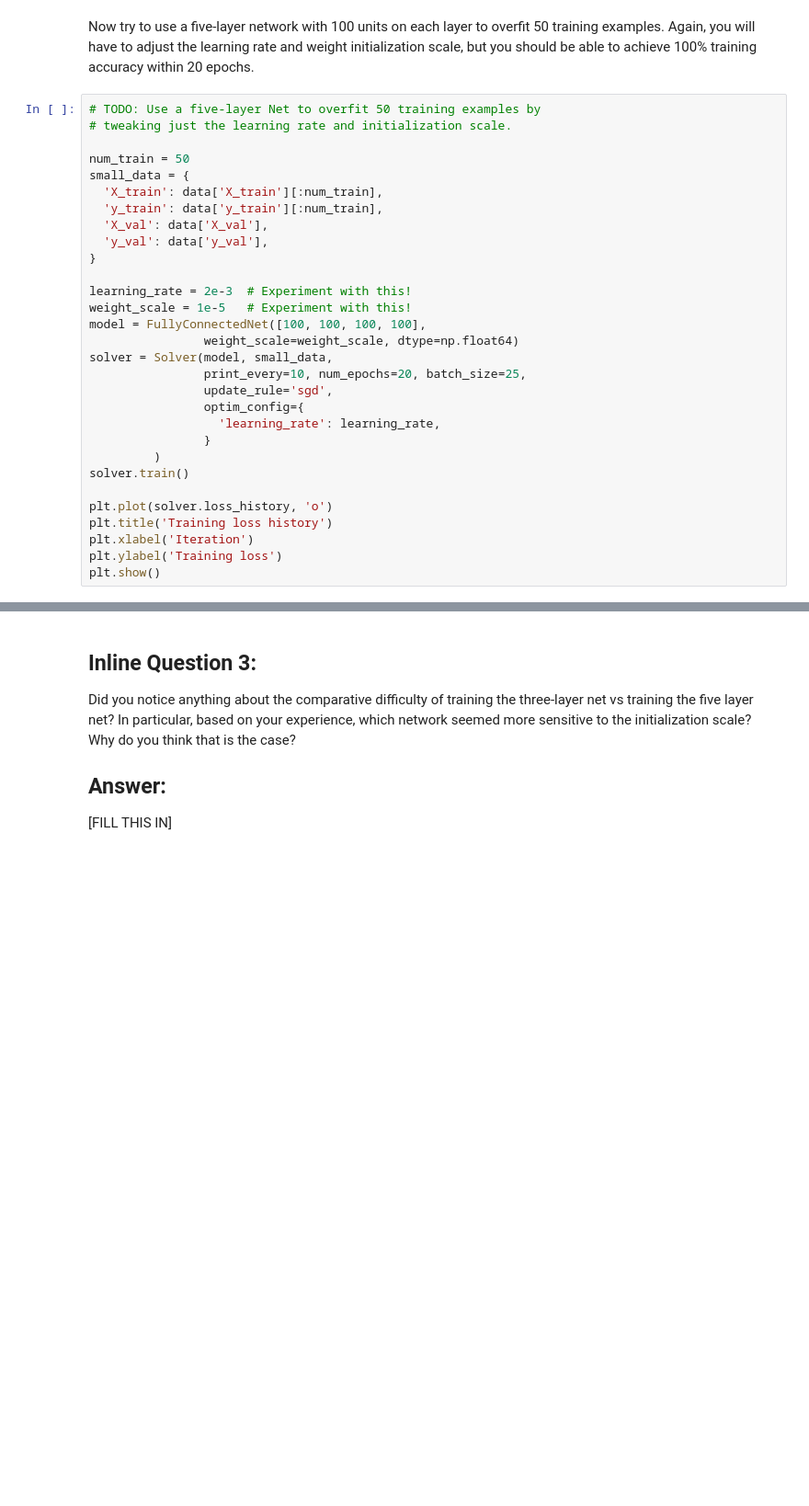
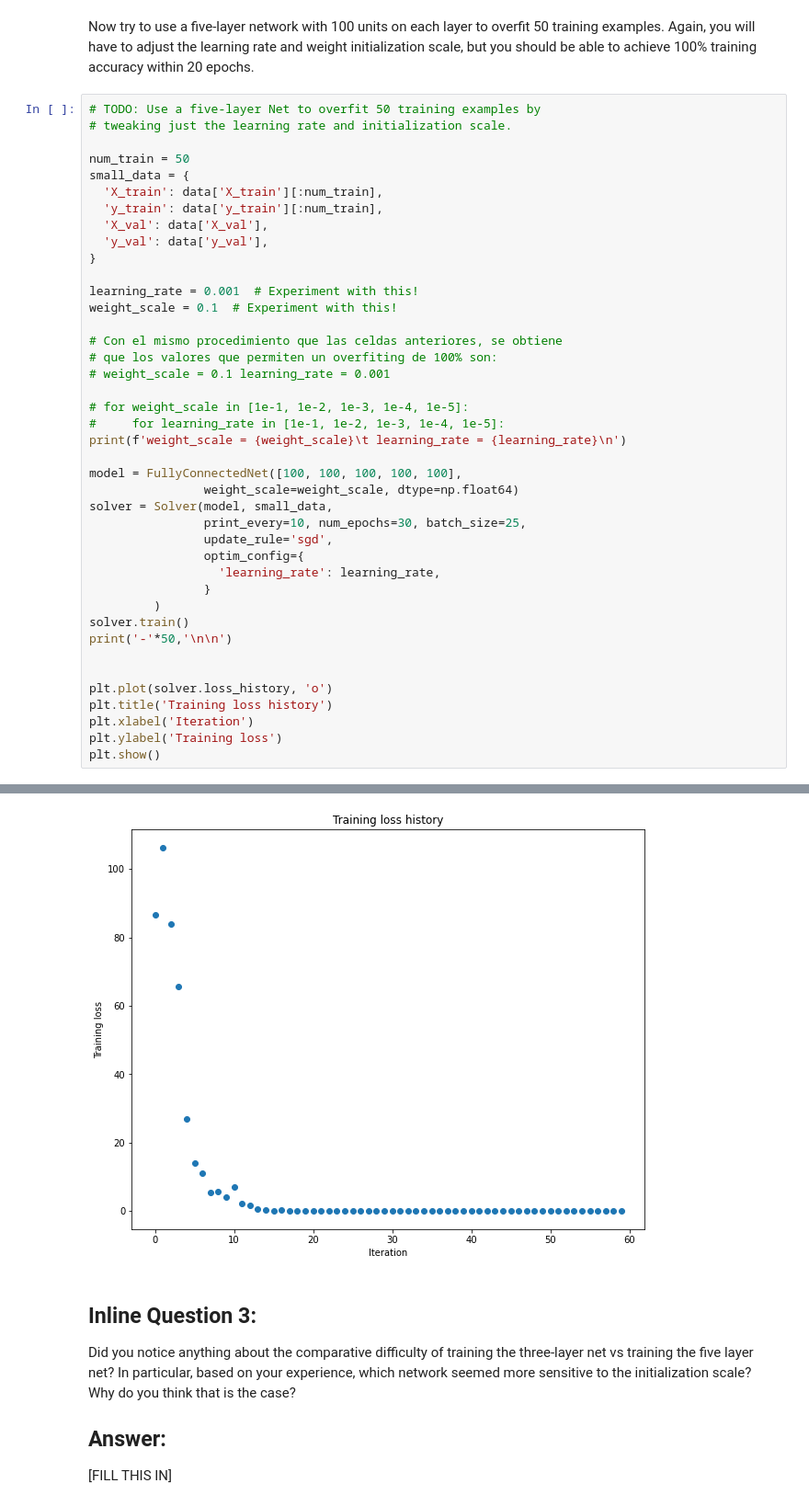
Before and after one commit to camilomarino/Obligatorios_DLVIS_2020, a Jupyter notebook: assignment2_jupyter/FullyConnectedNets.ipynb, the cells around one changed output, grey strips where cells are left out. Shown at 92% size. Drawn from its saved outputs; the diff is of its cells as text; blank space fills up the shorter version.

```diff
--- a/assignment2_jupyter/FullyConnectedNets.ipynb
+++ b/assignment2_jupyter/FullyConnectedNets.ipynb
@@ -397,21 +541,33 @@ small_data = {
   'y_val': data['y_val'],
 }
 
-learning_rate = 2e-3  # Experiment with this!
-weight_scale = 1e-5   # Experiment with this!
-model = FullyConnectedNet([100, 100, 100, 100],
+learning_rate = 0.001  # Experiment with this!
+weight_scale = 0.1  # Experiment with this!
+
+# Con el mismo procedimiento que las celdas anteriores, se obtiene
+# que los valores que permiten un overfiting de 100% son:
+# weight_scale = 0.1 learning_rate = 0.001
+
+# for weight_scale in [1e-1, 1e-2, 1e-3, 1e-4, 1e-5]:
+#     for learning_rate in [1e-1, 1e-2, 1e-3, 1e-4, 1e-5]:
+print(f'weight_scale = {weight_scale}\t learning_rate = {learning_rate}\n')
+
+model = FullyConnectedNet([100, 100, 100, 100, 100],
                 weight_scale=weight_scale, dtype=np.float64)
 solver = Solver(model, small_data,
-                print_every=10, num_epochs=20, batch_size=25,
+                print_every=10, num_epochs=30, batch_size=25,
                 update_rule='sgd',
                 optim_config={
                   'learning_rate': learning_rate,
                 }
          )
 solver.train()
+print('-'*50,'\n\n')
+
 
 plt.plot(solver.loss_history, 'o')
 plt.title('Training loss history')
 plt.xlabel('Iteration')
 plt.ylabel('Training loss')
 plt.show()
+# %% [output]
@@ -418,3 +591,4 @@ plt.show()
+[figure, added]
 # %% [markdown]
 ## Inline Question 3:
 Did you notice anything about the comparative difficulty of training the three-layer net vs training the five layer net? In particular, based on your experience, which network seemed more sensitive to the initialization scale? Why do you think that is the case?
```
Also changed, not shown: parts of 19 cells of this notebook, 3 other files.
